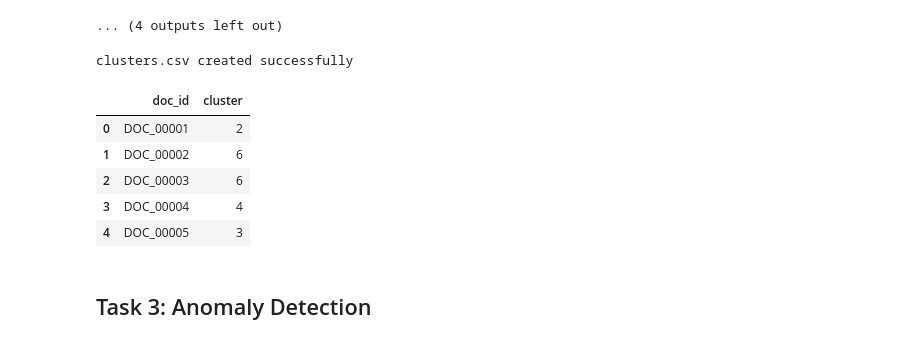
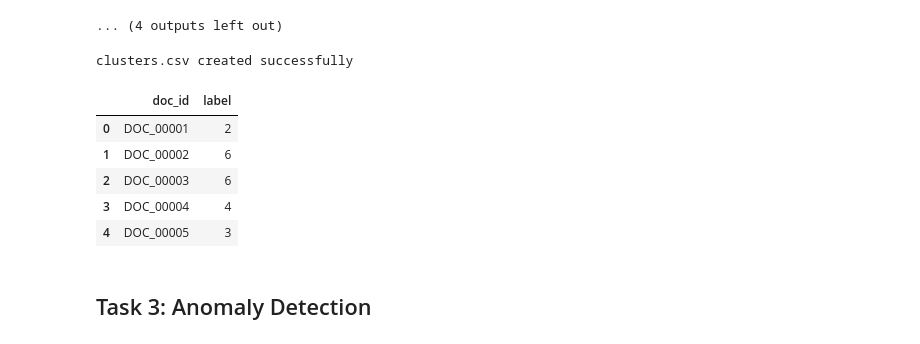
Before and after one commit to arianafm/DataMining, a Jupyter notebook: assignment3/assignment3-VF.ipynb, the cells around one changed output. Drawn from its saved outputs; the diff is of its cells as text; code cells hidden in the pictures.

```diff
--- a/assignment3/assignment3-VF.ipynb
+++ b/assignment3/assignment3-VF.ipynb
@@ -1066,16 +1066,16 @@ Cluster size: 309
 # %%
 clusters_output = pd.DataFrame({
     "doc_id": articles["doc_id"],
-    "cluster": articles["cluster_tfidf_final"]
+    "label": articles["cluster_tfidf_final"]
 })
 
 clusters_output.to_csv("clusters.csv", index=False)
 
 print("clusters.csv created successfully")
 display(clusters_output.head())
 # %% [output]
 clusters.csv created successfully
-|  | doc_id | cluster |
+|  | doc_id | label |
 | 0 | DOC_00001 | 2 |
 | 1 | DOC_00002 | 6 |
 | 2 | DOC_00003 | 6 |
```
Also changed, not shown: parts of 1 cell of this notebook, 2 other files.
